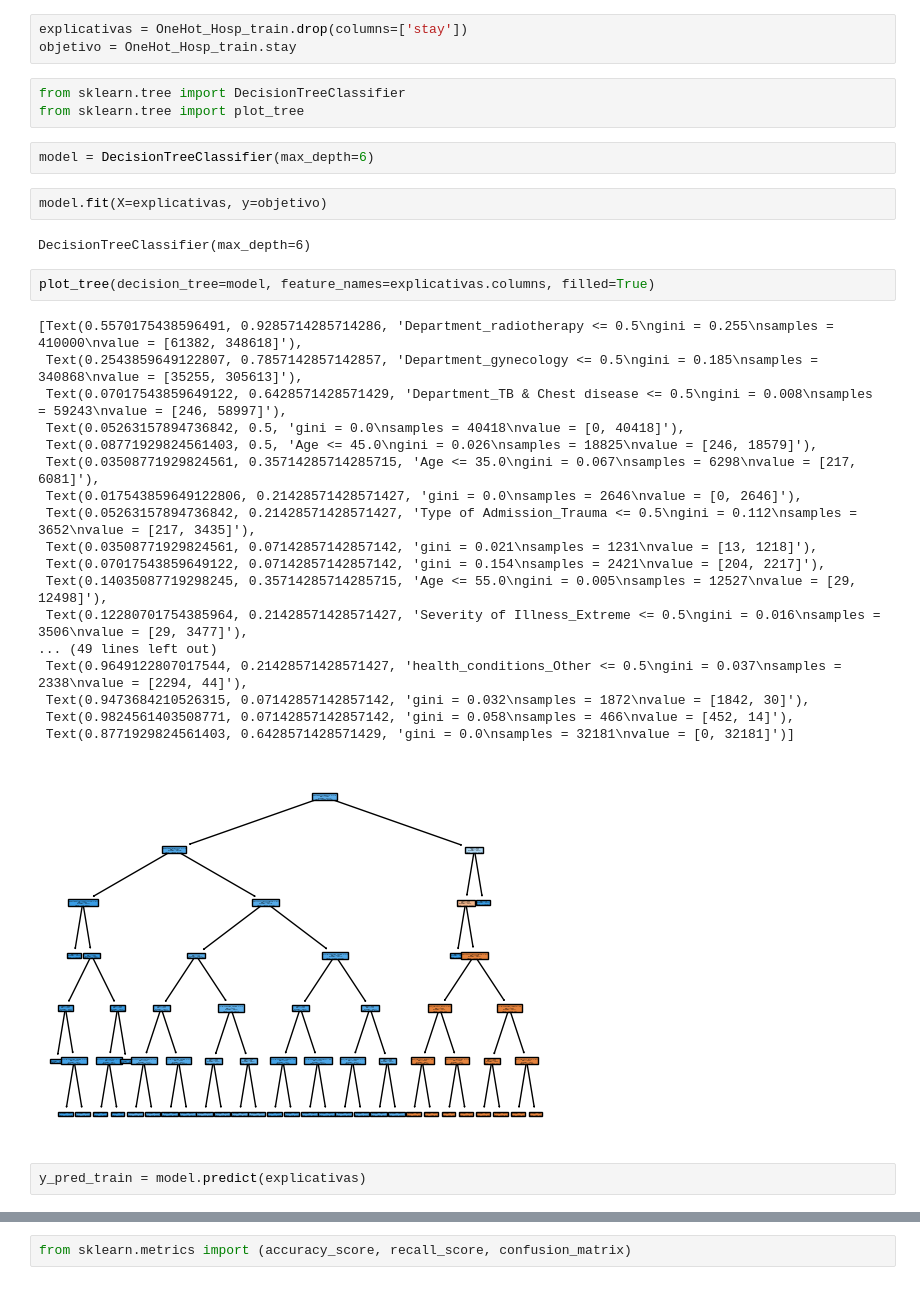
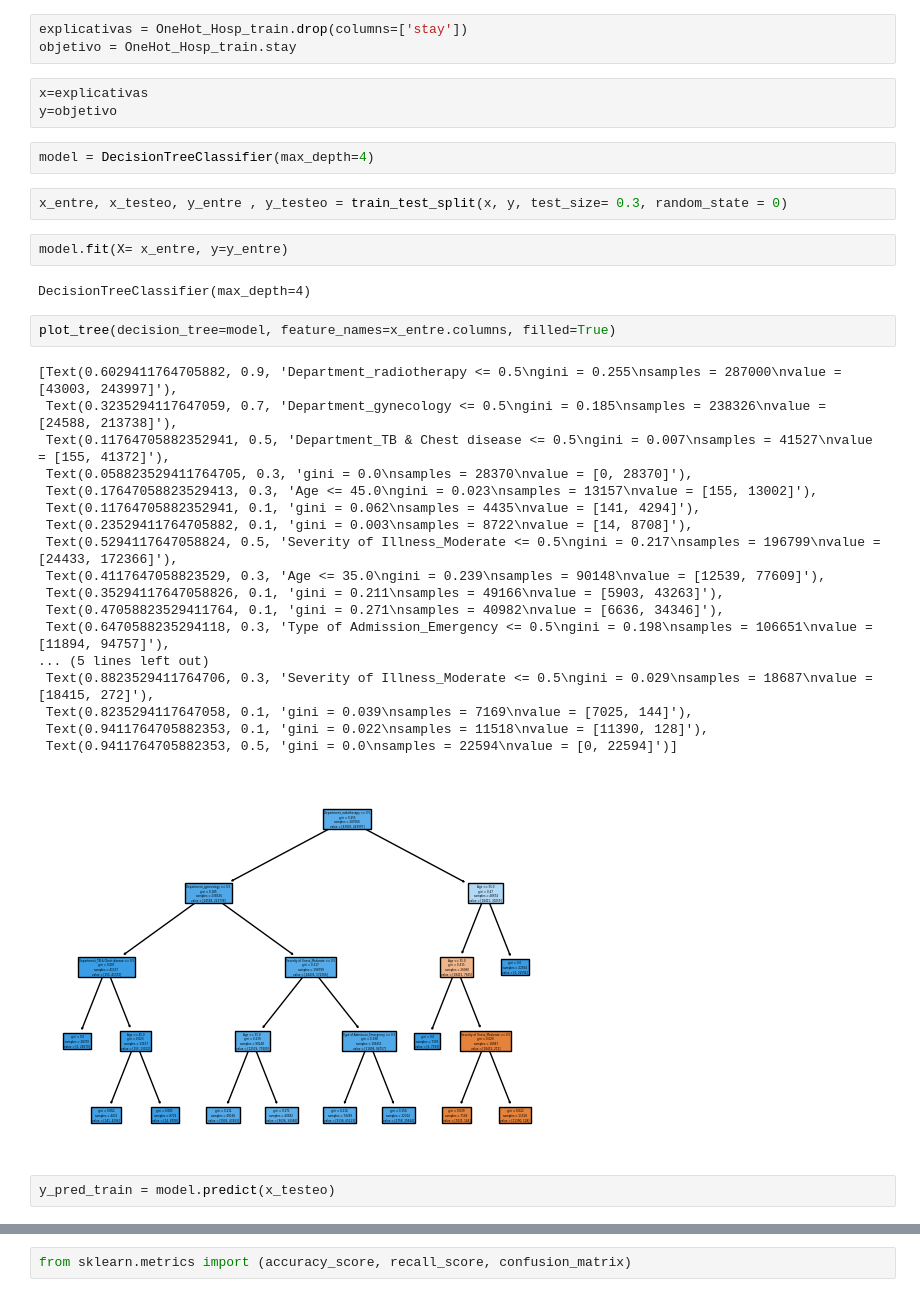
Before and after one commit to MarEluneyGomez/PI02_DataScience, a Jupyter notebook: EDAyModeloML.ipynb, the cells around one changed output, grey strips where cells are left out. Drawn from its saved outputs; the diff is of its cells as text.

```diff
--- a/EDAyModeloML.ipynb
+++ b/EDAyModeloML.ipynb
@@ -809,35 +813,37 @@ OneHot_Hosp_train
 # %%
 explicativas = OneHot_Hosp_train.drop(columns=['stay'])
 objetivo = OneHot_Hosp_train.stay
-# %%
-from sklearn.tree import DecisionTreeClassifier
-from sklearn.tree import plot_tree
+# %%
+x=explicativas
+y=objetivo
 # %%
-model = DecisionTreeClassifier(max_depth=6)
+model = DecisionTreeClassifier(max_depth=4)
+# %%
+x_entre, x_testeo, y_entre , y_testeo = train_test_split(x, y, test_size= 0.3, random_state = 0)
 # %%
-model.fit(X=explicativas, y=objetivo)
+model.fit(X= x_entre, y=y_entre)
 # %% [output]
-DecisionTreeClassifier(max_depth=6)
+DecisionTreeClassifier(max_depth=4)
 # %%
-plot_tree(decision_tree=model, feature_names=explicativas.columns, filled=True)
+plot_tree(decision_tree=model, feature_names=x_entre.columns, filled=True)
 # %% [output]
-[Text(0.5570175438596491, 0.9285714285714286, 'Department_radiotherapy <= 0.5\ngini = 0.255\nsamples = 410000\nvalue = [61382, 348618]'),
- Text(0.2543859649122807, 0.7857142857142857, 'Department_gynecology <= 0.5\ngini = 0.185\nsamples = 340868\nvalue = [35255, 305613]'),
- Text(0.07017543859649122, 0.6428571428571429, 'Department_TB & Chest disease <= 0.5\ngini = 0.008\nsamples = 59243\nvalue = [246, 58997]'),
- Text(0.05263157894736842, 0.5, 'gini = 0.0\nsamples = 40418\nvalue = [0, 40418]'),
- Text(0.08771929824561403, 0.5, 'Age <= 45.0\ngini = 0.026\nsamples = 18825\nvalue = [246, 18579]'),
- Text(0.03508771929824561, 0.35714285714285715, 'Age <= 35.0\ngini = 0.067\nsamples = 6298\nvalue = [217, 6081]'),
- Text(0.017543859649122806, 0.21428571428571427, 'gini = 0.0\nsamples = 2646\nvalue = [0, 2646]'),
- Text(0.05263157894736842, 0.21428571428571427, 'Type of Admission_Trauma <= 0.5\ngini = 0.112\nsamples = 3652\nvalue = [217, 3435]'),
- Text(0.03508771929824561, 0.07142857142857142, 'gini = 0.021\nsamples = 1231\nvalue = [13, 1218]'),
- Text(0.07017543859649122, 0.07142857142857142, 'gini = 0.154\nsamples = 2421\nvalue = [204, 2217]'),
- Text(0.14035087719298245, 0.35714285714285715, 'Age <= 55.0\ngini = 0.005\nsamples = 12527\nvalue = [29, 12498]'),
- Text(0.12280701754385964, 0.21428571428571427, 'Severity of Illness_Extreme <= 0.5\ngini = 0.016\nsamples = 3506\nvalue = [29, 3477]'),
-... (49 lines left out)
- Text(0.9649122807017544, 0.21428571428571427, 'health_conditions_Other <= 0.5\ngini = 0.037\nsamples = 2338\nvalue = [2294, 44]'),
- Text(0.9473684210526315, 0.07142857142857142, 'gini = 0.032\nsamples = 1872\nvalue = [1842, 30]'),
- Text(0.9824561403508771, 0.07142857142857142, 'gini = 0.058\nsamples = 466\nvalue = [452, 14]'),
- Text(0.8771929824561403, 0.6428571428571429, 'gini = 0.0\nsamples = 32181\nvalue = [0, 32181]')]
+[Text(0.6029411764705882, 0.9, 'Department_radiotherapy <= 0.5\ngini = 0.255\nsamples = 287000\nvalue = [43003, 243997]'),
+ Text(0.3235294117647059, 0.7, 'Department_gynecology <= 0.5\ngini = 0.185\nsamples = 238326\nvalue = [24588, 213738]'),
+ Text(0.11764705882352941, 0.5, 'Department_TB & Chest disease <= 0.5\ngini = 0.007\nsamples = 41527\nvalue = [155, 41372]'),
+ Text(0.058823529411764705, 0.3, 'gini = 0.0\nsamples = 28370\nvalue = [0, 28370]'),
+ Text(0.17647058823529413, 0.3, 'Age <= 45.0\ngini = 0.023\nsamples = 13157\nvalue = [155, 13002]'),
+ Text(0.11764705882352941, 0.1, 'gini = 0.062\nsamples = 4435\nvalue = [141, 4294]'),
+ Text(0.23529411764705882, 0.1, 'gini = 0.003\nsamples = 8722\nvalue = [14, 8708]'),
+ Text(0.5294117647058824, 0.5, 'Severity of Illness_Moderate <= 0.5\ngini = 0.217\nsamples = 196799\nvalue = [24433, 172366]'),
+ Text(0.4117647058823529, 0.3, 'Age <= 35.0\ngini = 0.239\nsamples = 90148\nvalue = [12539, 77609]'),
+ Text(0.35294117647058826, 0.1, 'gini = 0.211\nsamples = 49166\nvalue = [5903, 43263]'),
+ Text(0.47058823529411764, 0.1, 'gini = 0.271\nsamples = 40982\nvalue = [6636, 34346]'),
+ Text(0.6470588235294118, 0.3, 'Type of Admission_Emergency <= 0.5\ngini = 0.198\nsamples = 106651\nvalue = [11894, 94757]'),
+... (5 lines left out)
+ Text(0.8823529411764706, 0.3, 'Severity of Illness_Moderate <= 0.5\ngini = 0.029\nsamples = 18687\nvalue = [18415, 272]'),
+ Text(0.8235294117647058, 0.1, 'gini = 0.039\nsamples = 7169\nvalue = [7025, 144]'),
+ Text(0.9411764705882353, 0.1, 'gini = 0.022\nsamples = 11518\nvalue = [11390, 128]'),
+ Text(0.9411764705882353, 0.5, 'gini = 0.0\nsamples = 22594\nvalue = [0, 22594]')]
-[figure, old version]
+[figure, new version]
 # %%
-y_pred_train = model.predict(explicativas)
+y_pred_train = model.predict(x_testeo)
```
Also changed, not shown: parts of 8 cells of this notebook, 1 other file.
